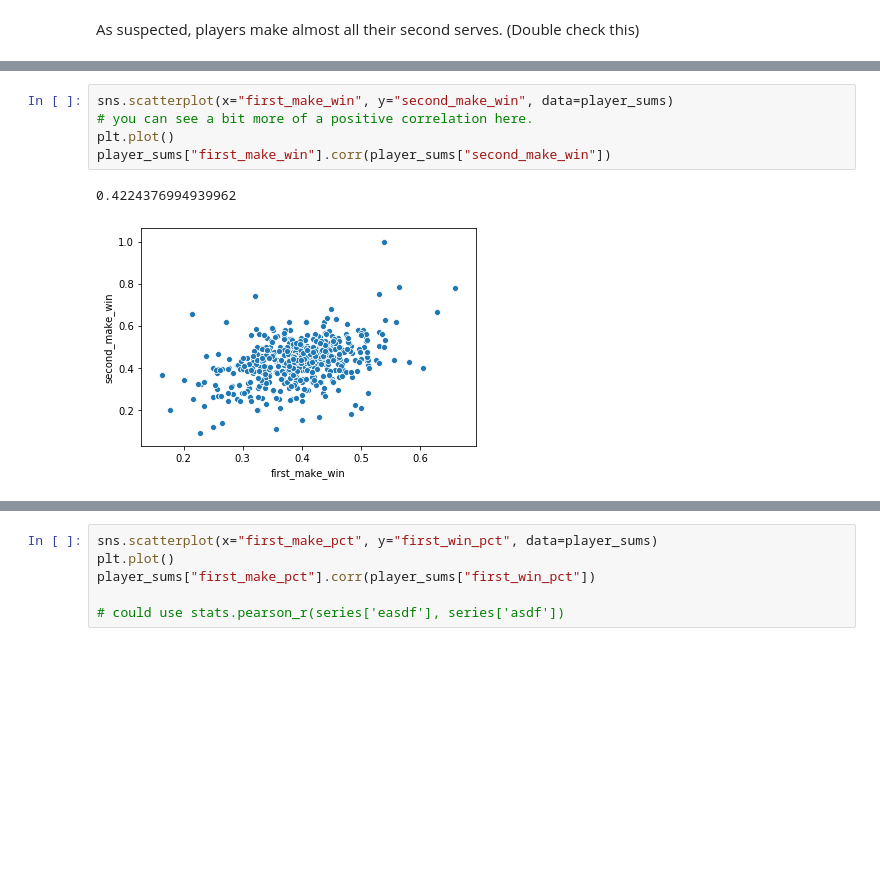
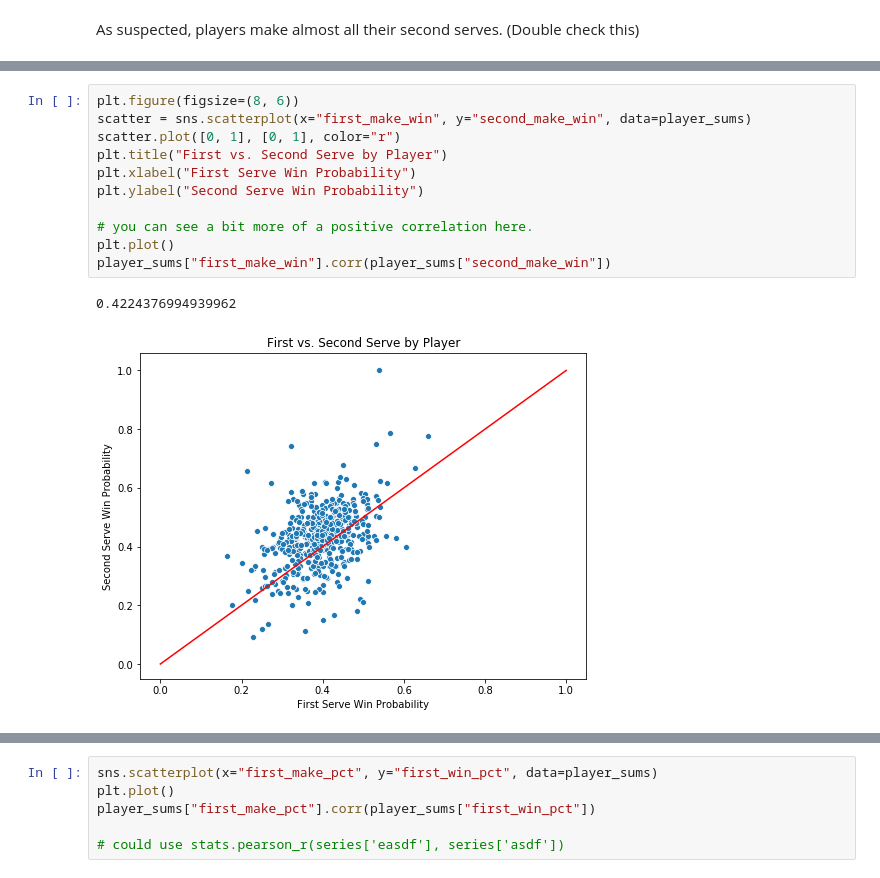
Before and after one commit to jbm4/TennisPlayerAnalysis, a Jupyter notebook: matchchartingstats.ipynb, the cells around one changed output, grey strips where cells are left out. Cells and saved outputs as stored; diff of their text form; blank space fills up the shorter version.

```diff
--- a/matchchartingstats.ipynb
+++ b/matchchartingstats.ipynb
@@ -371,13 +376,19 @@ total_serve["first_make_win"].corr(total_serve["second_make_win"])
 [figure]
 [interactive output not drawn]
 # %%
-sns.scatterplot(x="first_make_win", y="second_make_win", data=player_sums)
+plt.figure(figsize=(8, 6))
+scatter = sns.scatterplot(x="first_make_win", y="second_make_win", data=player_sums)
+scatter.plot([0, 1], [0, 1], color="r")
+plt.title("First vs. Second Serve by Player")
+plt.xlabel("First Serve Win Probability")
+plt.ylabel("Second Serve Win Probability")
+
 # you can see a bit more of a positive correlation here.
 plt.plot()
 player_sums["first_make_win"].corr(player_sums["second_make_win"])
 # %% [output]
 0.4224376994939962
-[figure, old version]
+[figure, new version]
 [interactive output not drawn]
 # %%
 sns.scatterplot(x="first_make_pct", y="first_win_pct", data=player_sums)
```
Also changed, not shown: parts of 12 cells of this notebook, 1 other file.
